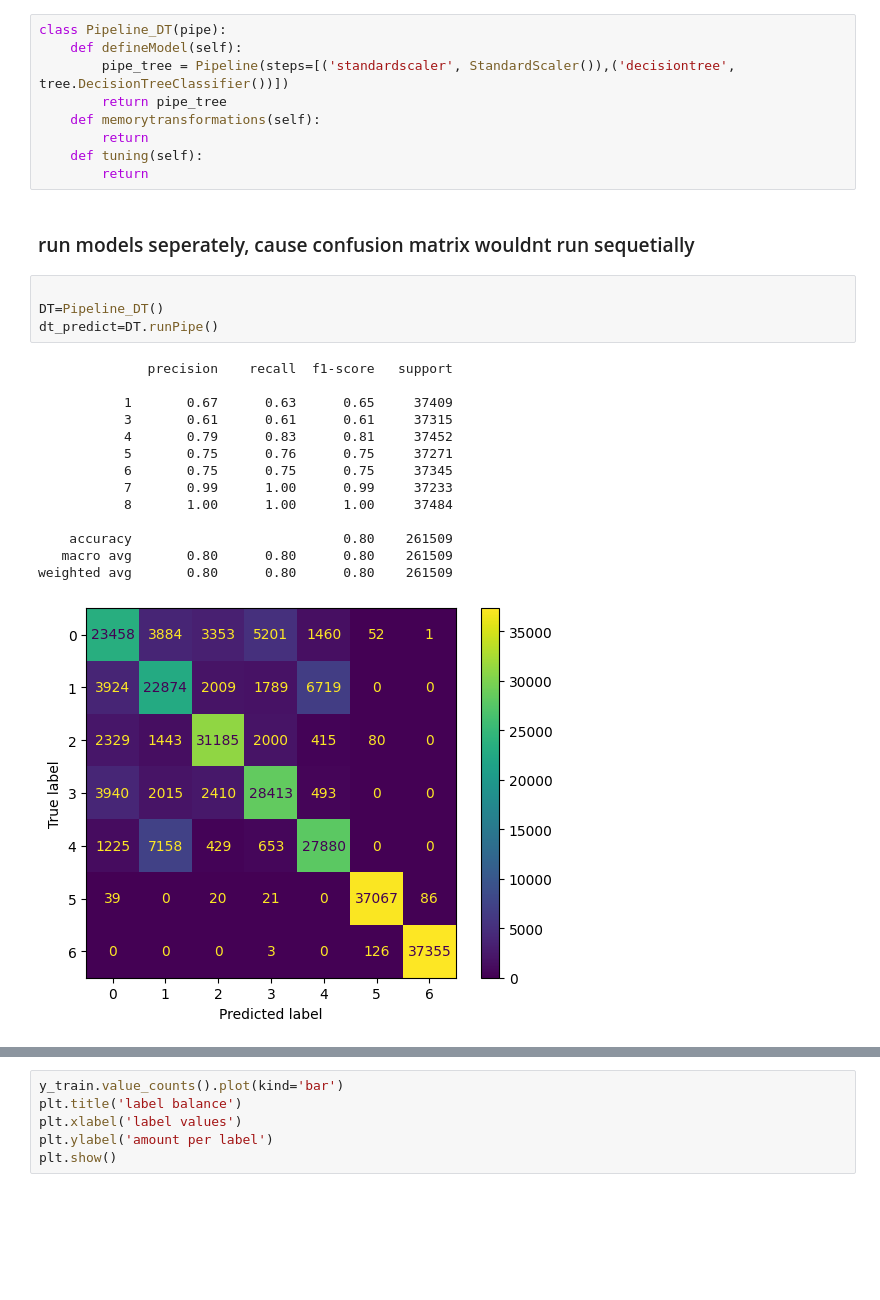
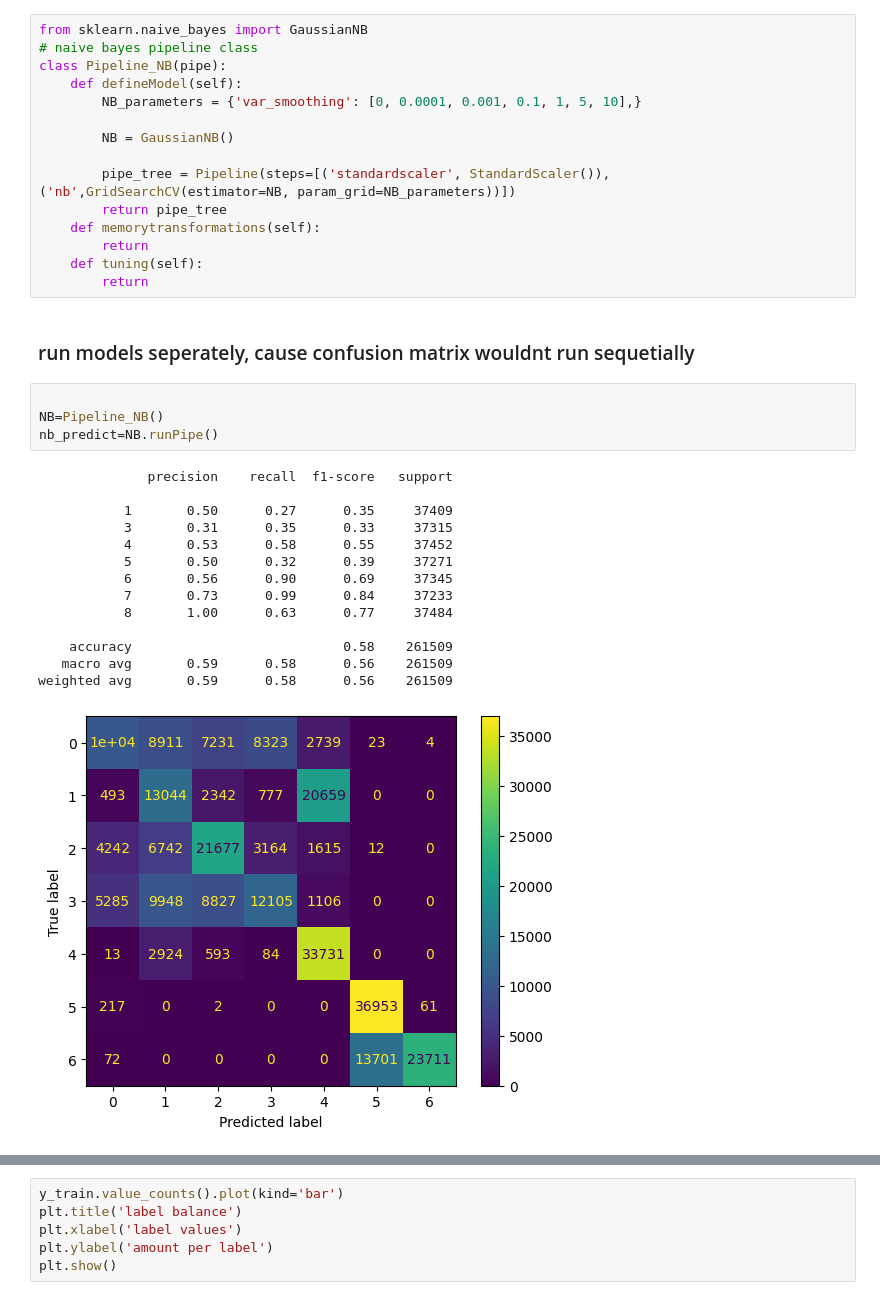
Before and after one commit to Miguel-Graham/Movement-Classifier, a Jupyter notebook: FINAL_PROJECT_NOTEBOOK.ipynb, the cells around one changed output, grey strips where cells are left out. Saved outputs shown, nothing was run; the diff lists cells and outputs as text; blank space fills up the shorter version.

```diff
--- a/FINAL_PROJECT_NOTEBOOK.ipynb
+++ b/FINAL_PROJECT_NOTEBOOK.ipynb
@@ -346,7 +346,13 @@ class Pipeline_nearestNeighbours(pipe):
 # %%
-class Pipeline_DT(pipe):
+from sklearn.naive_bayes import GaussianNB
+# naive bayes pipeline class
+class Pipeline_NB(pipe):
     def defineModel(self):
-        pipe_tree = Pipeline(steps=[('standardscaler', StandardScaler()),('decisiontree', tree.DecisionTreeClassifier())])
+        NB_parameters = {'var_smoothing': [0, 0.0001, 0.001, 0.1, 1, 5, 10],}
+
+        NB = GaussianNB()
+
+        pipe_tree = Pipeline(steps=[('standardscaler', StandardScaler()),('nb',GridSearchCV(estimator=NB, param_grid=NB_parameters))])
         return pipe_tree
     def memorytransformations(self):
         return
@@ -354,25 +360,25 @@ class Pipeline_DT(pipe):
         return
 # %% [markdown]
 ### run models seperately, cause confusion matrix wouldnt run sequetially
-# %%
-
-DT=Pipeline_DT()
-dt_predict=DT.runPipe()
-# %% [output]
-              precision    recall  f1-score   support
-
-           1       0.67      0.63      0.65     37409
-           3       0.61      0.61      0.61     37315
-           4       0.79      0.83      0.81     37452
-           5       0.75      0.76      0.75     37271
-           6       0.75      0.75      0.75     37345
-           7       0.99      1.00      0.99     37233
-           8       1.00      1.00      1.00     37484
-
-    accuracy                           0.80    261509
-   macro avg       0.80      0.80      0.80    261509
-weighted avg       0.80      0.80      0.80    261509
-[figure, removed]
+# %%
+
+NB=Pipeline_NB()
+nb_predict=NB.runPipe()
+# %% [output]
+              precision    recall  f1-score   support
+
+           1       0.50      0.27      0.35     37409
+           3       0.31      0.35      0.33     37315
+           4       0.53      0.58      0.55     37452
+           5       0.50      0.32      0.39     37271
+           6       0.56      0.90      0.69     37345
+           7       0.73      0.99      0.84     37233
+           8       1.00      0.63      0.77     37484
+
+    accuracy                           0.58    261509
+   macro avg       0.59      0.58      0.56    261509
+weighted avg       0.59      0.58      0.56    261509
+[figure, added]
 # %%
 Near=Pipeline_nearestNeighbours()
 near_predict=Near.runPipe()
```
Also changed, not shown: parts of 28 cells of this notebook.
